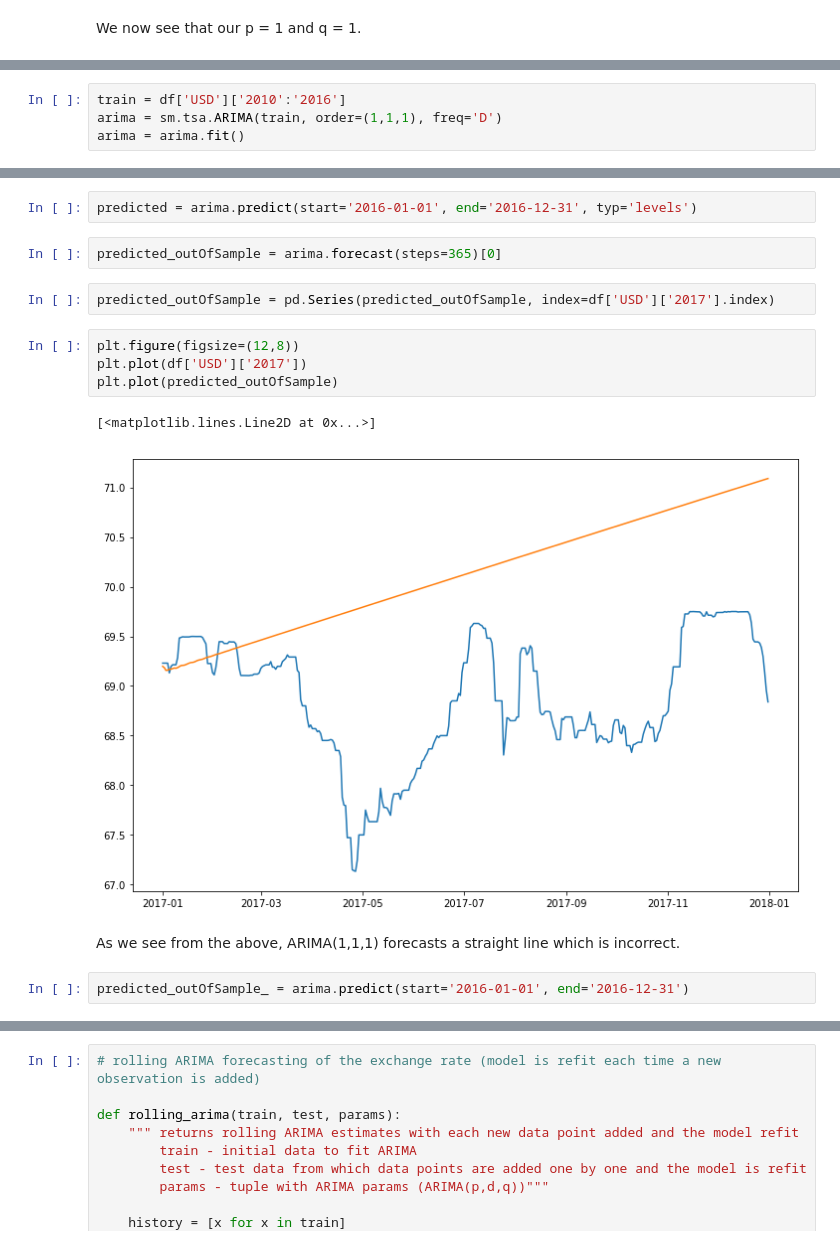
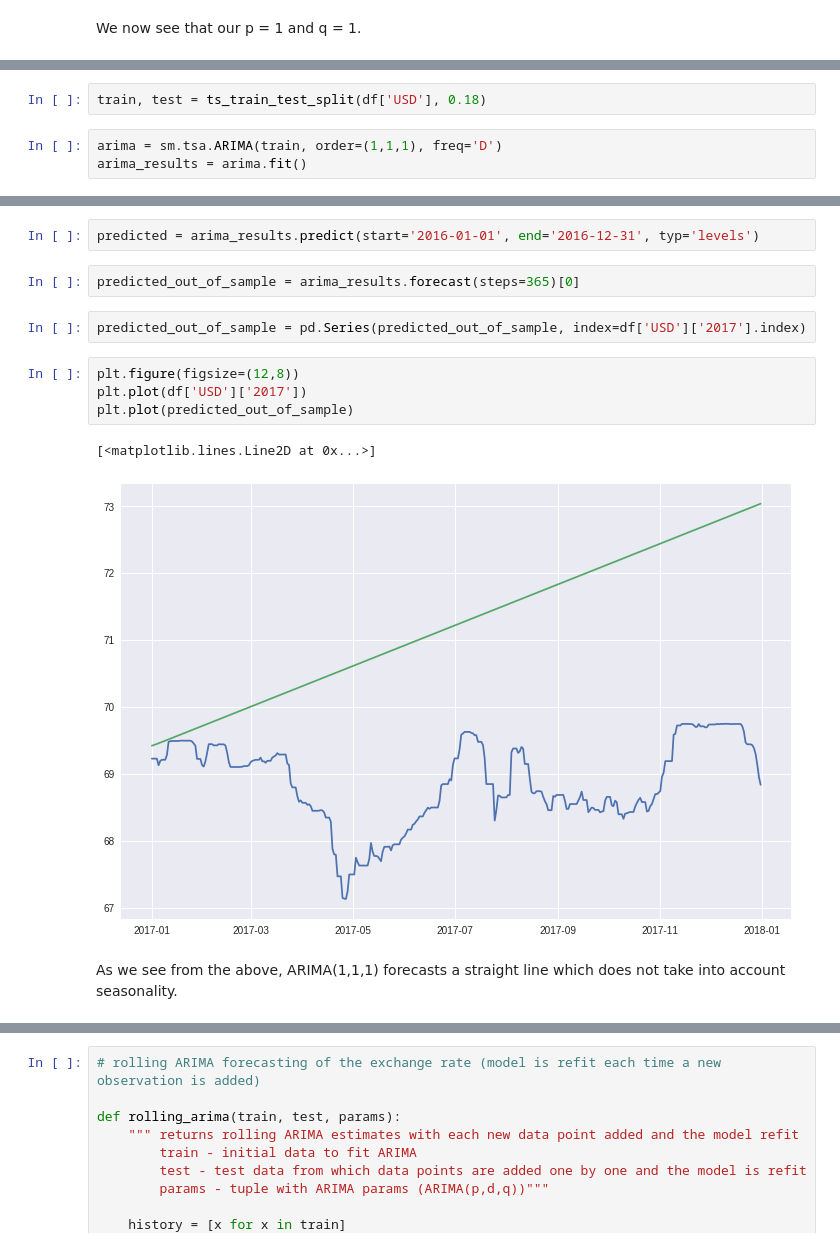
Before and after one commit to dron-dronych/exchange_rate_forecast, a Jupyter notebook: analysis.ipynb, the cells around one changed output, grey strips where cells are left out. Drawn from its saved outputs; the diff is of its cells as text.

```diff
--- a/analysis.ipynb
+++ b/analysis.ipynb
@@ -251,7 +278,8 @@ We now see that our p = 1 and q = 1.
+# %%
+train, test = ts_train_test_split(df['USD'], 0.18)
 # %%
-train = df['USD']['2010':'2016']
 arima = sm.tsa.ARIMA(train, order=(1,1,1), freq='D')
-arima = arima.fit()
+arima_results = arima.fit()
 # %%
 plt.figure(figsize=(15,6))
 plt.subplot(121)
@@ -284,17 +330,15 @@ residuals.describe()
 # %%
-predicted = arima.predict(start='2016-01-01', end='2016-12-31', typ='levels')
+predicted = arima_results.predict(start='2016-01-01', end='2016-12-31', typ='levels')
 # %%
-predicted_outOfSample = arima.forecast(steps=365)[0]
+predicted_out_of_sample = arima_results.forecast(steps=365)[0]
 # %%
-predicted_outOfSample = pd.Series(predicted_outOfSample, index=df['USD']['2017'].index)
+predicted_out_of_sample = pd.Series(predicted_out_of_sample, index=df['USD']['2017'].index)
 # %%
 plt.figure(figsize=(12,8))
 plt.plot(df['USD']['2017'])
-plt.plot(predicted_outOfSample)
+plt.plot(predicted_out_of_sample)
 # %% [output]
 [<matplotlib.lines.Line2D at 0x...>]
-[figure, old version]
+[figure, new version]
 # %% [markdown]
-As we see from the above, ARIMA(1,1,1) forecasts a straight line which is incorrect.
+As we see from the above, ARIMA(1,1,1) forecasts a straight line which does not take into account seasonality.
-# %%
-predicted_outOfSample_ = arima.predict(start='2016-01-01', end='2016-12-31')
```
Also changed, not shown: parts of 49 cells of this notebook, 1 other file.
